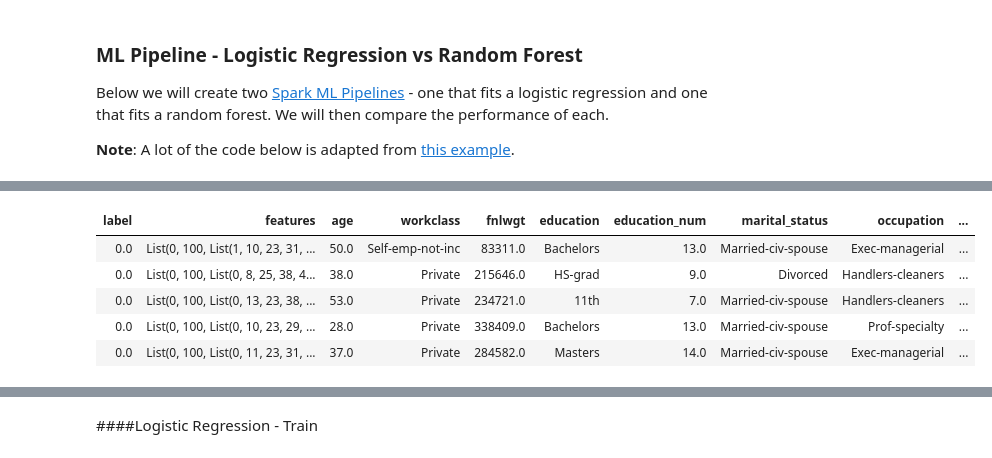
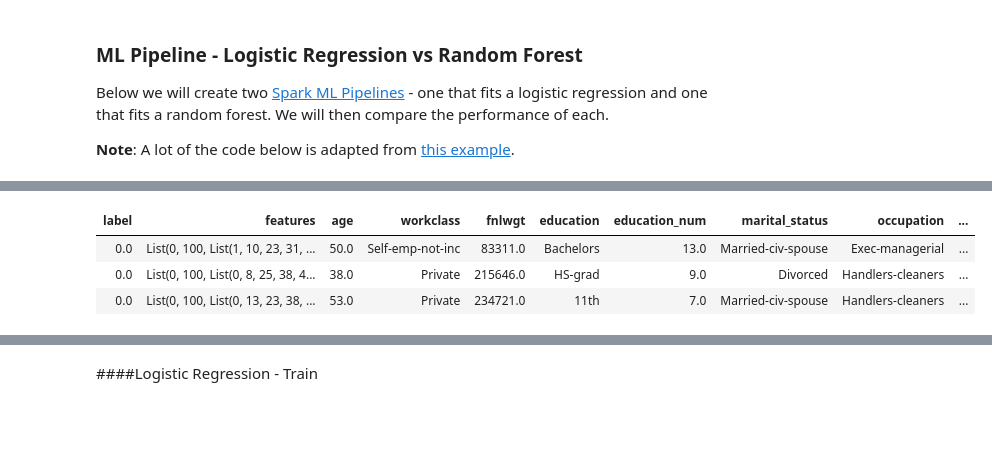
Before and after one commit to adriensaremi/Springboard, a Jupyter notebook: Mini_projects/mini_project_11_spark/Spark DF, SQL, ML Exercise.ipynb, the cells around one changed output, grey strips where cells are left out. Saved outputs shown, nothing was run; the diff lists cells and outputs as text; code cells hidden in the pictures; blank space fills up the shorter version.

```diff
--- a/Mini_projects/mini_project_11_spark/Spark DF, SQL, ML Exercise.ipynb
+++ b/Mini_projects/mini_project_11_spark/Spark DF, SQL, ML Exercise.ipynb
@@ -348,22 +333,20 @@ stages += [assembler]
 # %%
 # Create a Pipeline.
 pipeline = Pipeline(stages=stages)
 # Run the feature transformations.
 #  - fit() computes feature statistics as needed.
 #  - transform() actually transforms the features.
 pipelineModel = pipeline.fit(df_adult)
 dataset = pipelineModel.transform(df_adult)
 # Keep relevant columns
 selectedcols = ["label", "features"] + cols
 dataset = dataset.select(selectedcols)
-display(dataset.head(5))
+display(dataset.head(3))
 # %% [output]
 | label | features | age | workclass | fnlwgt | education | education_num | marital_status | occupation | ... |
 | 0.0 | List(0, 100, List(1, 10, 23, 31, ... | 50.0 | Self-emp-not-inc | 83311.0 | Bachelors | 13.0 | Married-civ-spouse | Exec-managerial | ... |
 | 0.0 | List(0, 100, List(0, 8, 25, 38, 4... | 38.0 | Private | 215646.0 | HS-grad | 9.0 | Divorced | Handlers-cleaners | ... |
 | 0.0 | List(0, 100, List(0, 13, 23, 38, ... | 53.0 | Private | 234721.0 | 11th | 7.0 | Married-civ-spouse | Handlers-cleaners | ... |
-| 0.0 | List(0, 100, List(0, 10, 23, 29, ... | 28.0 | Private | 338409.0 | Bachelors | 13.0 | Married-civ-spouse | Prof-specialty | ... |
-| 0.0 | List(0, 100, List(0, 11, 23, 31, ... | 37.0 | Private | 284582.0 | Masters | 14.0 | Married-civ-spouse | Exec-managerial | ... |
 # %%
 ### Randomly split data into training and test sets. set seed for reproducibility
 (trainingData, testData) = dataset.randomSplit([0.7, 0.3], seed=100)
```
Also changed, not shown: parts of 9 cells of this notebook.
